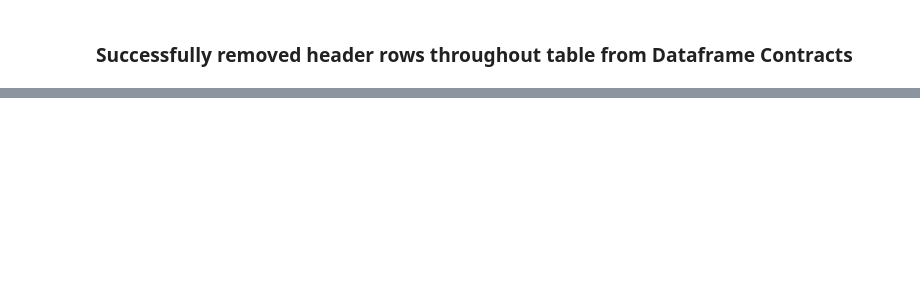
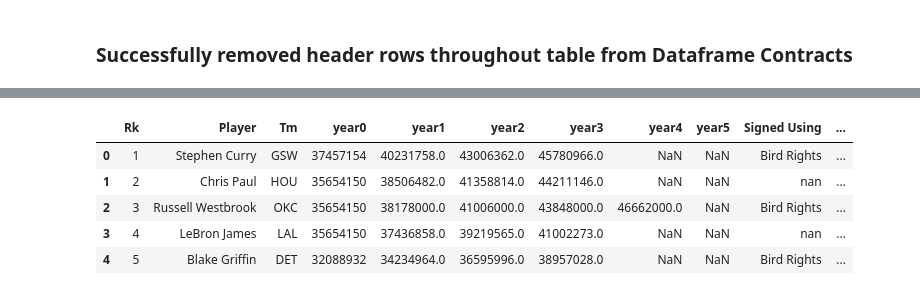
Before and after one commit to drduda9/NBA-Player-Value, a Jupyter notebook: NBA Player Value Data Wrangling.ipynb, the cells around one changed output, grey strips where cells are left out. Cells and saved outputs as stored; diff of their text form; code cells hidden in the pictures; blank space fills up the shorter version.

```diff
--- a/NBA Player Value Data Wrangling.ipynb
+++ b/NBA Player Value Data Wrangling.ipynb
@@ -226,0 +407,9 @@ print(df_contracts)
+# %%
+df_contracts.head()
+# %% [output]
+|  | Rk | Player | Tm | year0 | year1 | year2 | year3 | year4 | year5 | Signed Using | ... |
+| 0 | 1 | Stephen Curry | GSW | 37457154 | 40231758.0 | 43006362.0 | 45780966.0 | NaN | NaN | Bird Rights | ... |
+| 1 | 2 | Chris Paul | HOU | 35654150 | 38506482.0 | 41358814.0 | 44211146.0 | NaN | NaN | nan | ... |
+| 2 | 3 | Russell Westbrook | OKC | 35654150 | 38178000.0 | 41006000.0 | 43848000.0 | 46662000.0 | NaN | Bird Rights | ... |
+| 3 | 4 | LeBron James | LAL | 35654150 | 37436858.0 | 39219565.0 | 41002273.0 | NaN | NaN | nan | ... |
+| 4 | 5 | Blake Griffin | DET | 32088932 | 34234964.0 | 36595996.0 | 38957028.0 | NaN | NaN | Bird Rights | ... |
```
Also changed, not shown: parts of 39 cells of this notebook.
